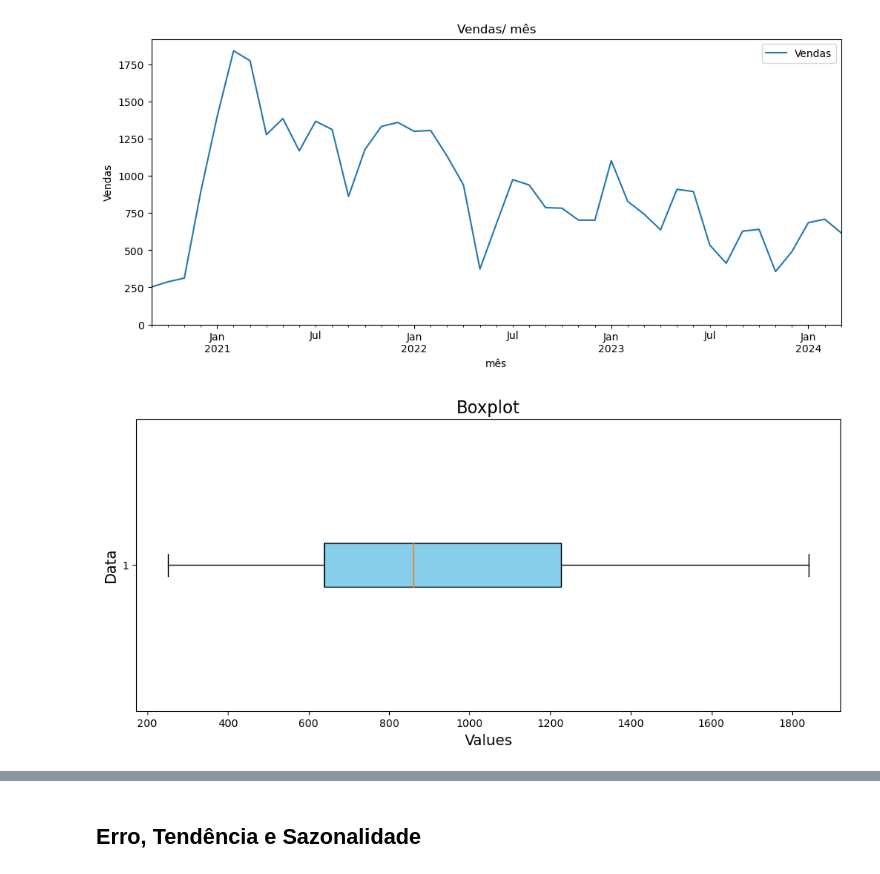
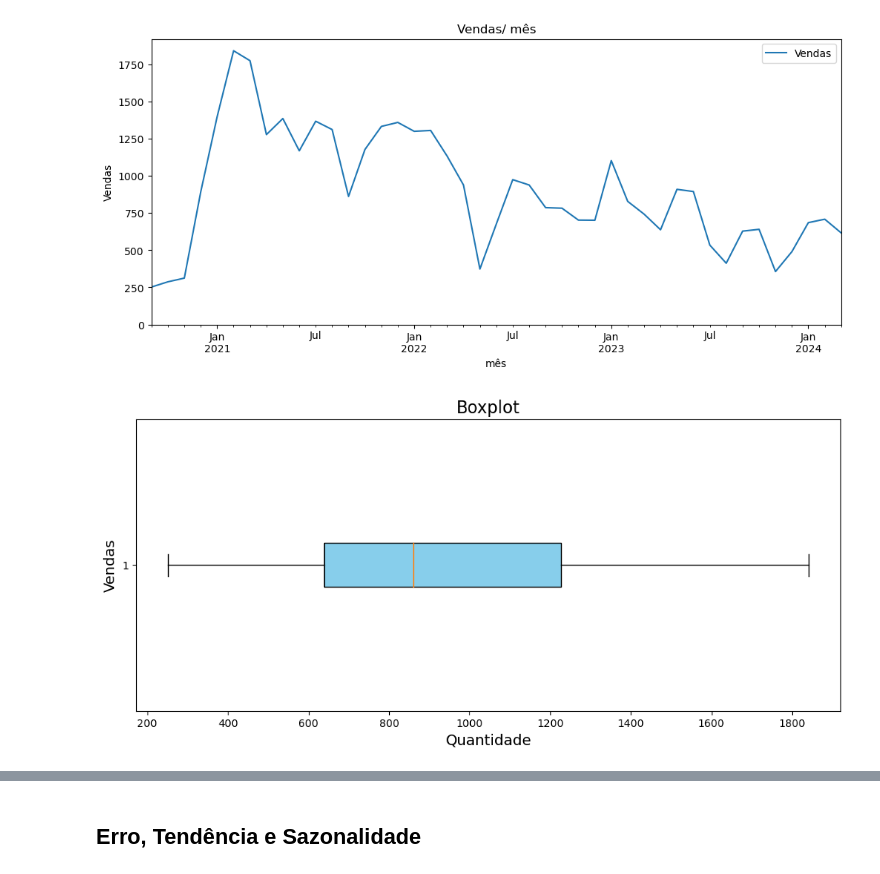
Before and after one commit to vgarciasouza/tcc-mba-usp, a Jupyter notebook: timeseries.ipynb, the cells around one changed output, grey strips where cells are left out. Drawn from its saved outputs; the diff is of its cells as text; code cells hidden in the pictures.

```diff
--- a/timeseries.ipynb
+++ b/timeseries.ipynb
@@ -76,18 +46,18 @@ vendas(data, 'Sales', 'Vendas/ mês', 'mês', 'Vendas')
 <function matplotlib.pyplot.show(close=None, block=None)>
 [figure]
 # %%
-# Creating a larger figure
+# Ajustando tamanho da figura
 plt.figure(figsize=(12, 5))
 
-# Creating a horizontal box plot with custom colors
+# Ajuste de cor e direção do gráfico
 plt.boxplot(data, vert=False, patch_artist=True, boxprops=dict(facecolor="skyblue"))
 
-# Adding labels
+# Legendas
 plt.title('Boxplot', fontsize=16)
-plt.xlabel('Values', fontsize=14)
-plt.ylabel('Data', fontsize=14)
+plt.xlabel('Quantidade', fontsize=14)
+plt.ylabel('Vendas', fontsize=14)
 
-# Displaying the plot
+
 plt.show()
 # %% [output]
-[figure, old version]
+[figure, new version]
```
Also changed, not shown: parts of 33 cells of this notebook.
